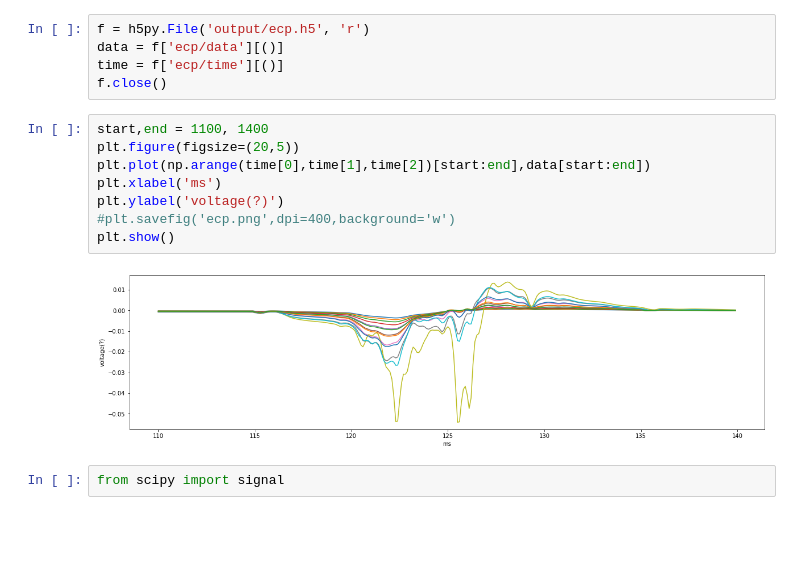
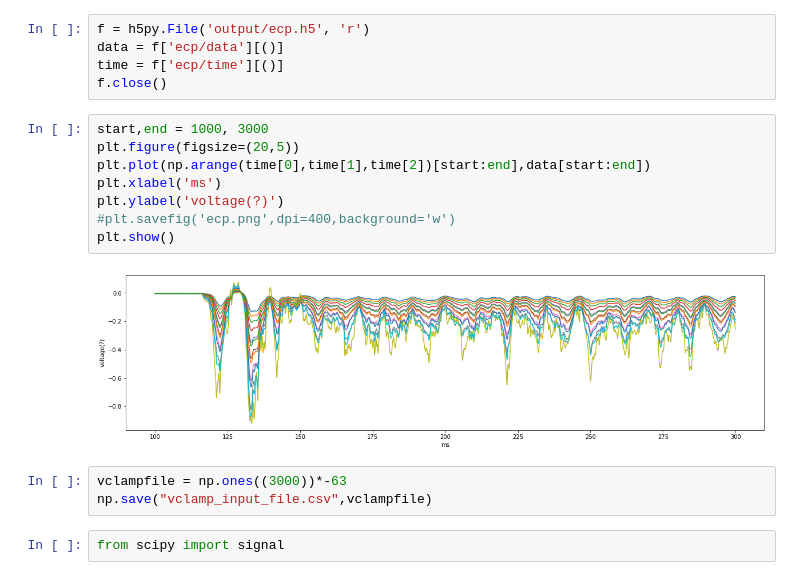
Before and after one commit to ddopp4877/CA1_model, a Jupyter notebook: CA1_exploration.ipynb, the cells around one changed output. Drawn from its saved outputs; the diff is of its cells as text; blank space fills up the shorter version.

```diff
--- a/CA1_exploration.ipynb
+++ b/CA1_exploration.ipynb
@@ -395,15 +395,18 @@ data = f['ecp/data'][()]
 time = f['ecp/time'][()]
 f.close()
 # %%
-start,end = 1100, 1400
+start,end = 1000, 3000
 plt.figure(figsize=(20,5))
 plt.plot(np.arange(time[0],time[1],time[2])[start:end],data[start:end])
 plt.xlabel('ms')
 plt.ylabel('voltage(?)')
 #plt.savefig('ecp.png',dpi=400,background='w')
 plt.show()
 # %% [output]
-[figure, old version]
+[figure, new version]
+# %%
+vclampfile = np.ones((3000))*-63
+np.save("vclamp_input_file.csv",vclampfile)
 # %%
 from scipy import signal
 # %%
```
Also changed, not shown: parts of 23 cells of this notebook, 6 other files.
